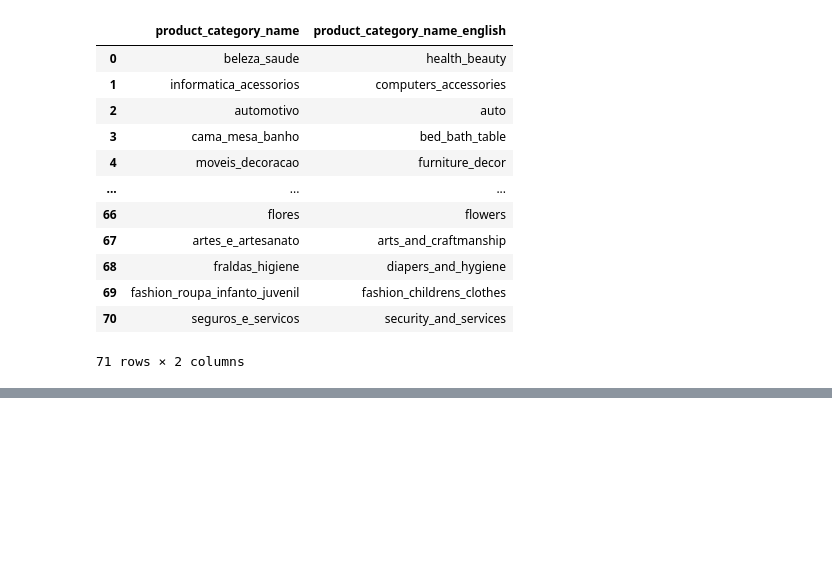
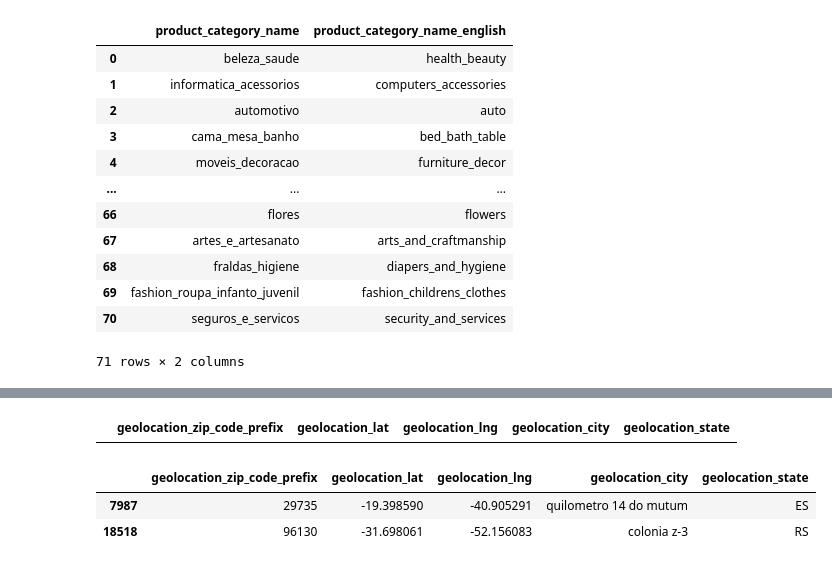
Before and after one commit to g-awaine/y3s2_caie_assessment, a Jupyter notebook: annex/post_cleaning.ipynb, the cells around one changed output, grey strips where cells are left out. Drawn from its saved outputs; the diff is of its cells as text; code cells hidden in the pictures; blank space fills up the shorter version.

```diff
--- a/annex/post_cleaning.ipynb
+++ b/annex/post_cleaning.ipynb
@@ -217,0 +183,21 @@ translations_df
+# %%
+# Check if the given text contains any diacritic characters.
+def identify_diacritics(text):
+    for char in text:
+        # Normalize the character to NFD and check for combining marks
+        if any(unicodedata.category(mark) == 'Mn' for mark in unicodedata.normalize('NFD', char)):
+            return True
+    return False
+
+# Identify characters in the text that are not letters or diacritics.
+def identify_non_letter_and_non_diacritic(text):
+    # Initialise the non diacritic characters list
+    non_letter_diacritic_chars = []
+
+    for char in text:
+        # Get the Unicode category of the character
+        char_category = unicodedata.category(char)
+        # 'L' = Letter categories, 'M' = Mark categories (diacritics)
+        if not char_category.startswith(('L', 'M')) and char not in [' ', '-', '(', ')']:
+            non_letter_diacritic_chars.append(char)
+    return bool(non_letter_diacritic_chars)
@@ -217,0 +214,10 @@ translations_df
+# %%
+geolocation_df[geolocation_df['geolocation_city'].apply(identify_diacritics)]
+# %% [output]
+|  | geolocation_zip_code_prefix | geolocation_lat | geolocation_lng | geolocation_city | geolocation_state |
+# %%
+geolocation_df[geolocation_df['geolocation_city'].apply(identify_non_letter_and_non_diacritic)]
+# %% [output]
+|  | geolocation_zip_code_prefix | geolocation_lat | geolocation_lng | geolocation_city | geolocation_state |
+| 7987 | 29735 | -19.398590 | -40.905291 | quilometro 14 do mutum | ES |
+| 18518 | 96130 | -31.698061 | -52.156083 | colonia z-3 | RS |
```
Also changed, not shown: parts of 13 cells of this notebook, 11 other files.
